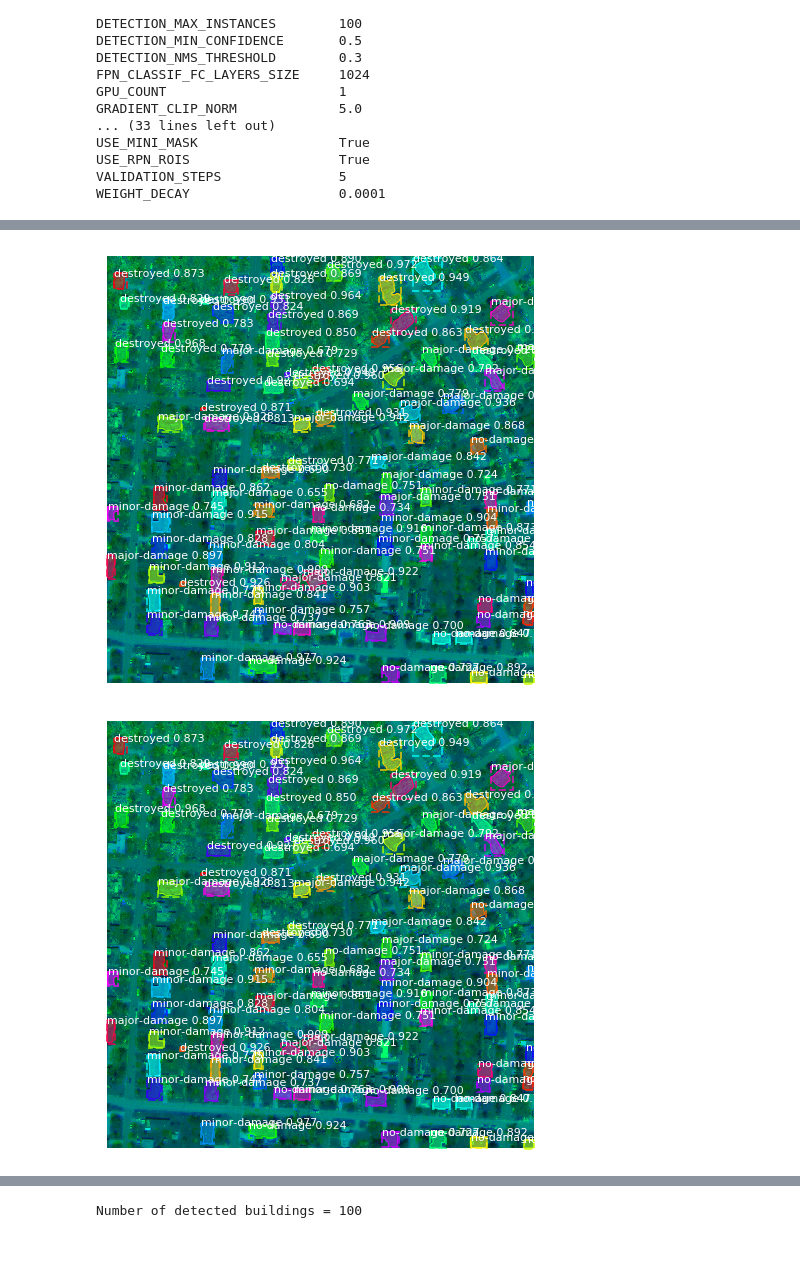
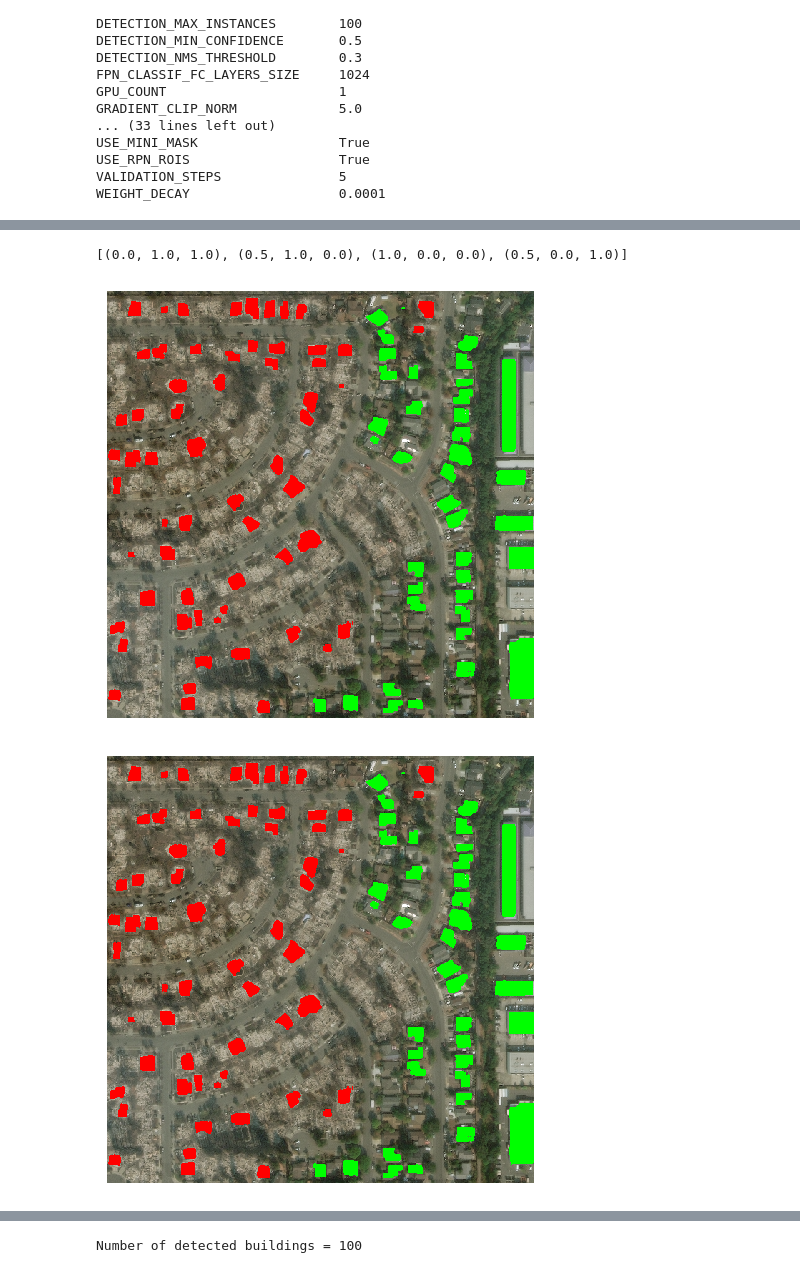
Before and after one commit to devayanipowar/DAEN690-Capstone, a Jupyter notebook: Mask_RCNN/samples/test_images.ipynb, the cells around one changed output, grey strips where cells are left out. Drawn from its saved outputs; the diff is of its cells as text; code cells hidden in the pictures.

```diff
--- a/Mask_RCNN/samples/test_images.ipynb
+++ b/Mask_RCNN/samples/test_images.ipynb
@@ -85,5 +85,7 @@ Done (t=0.04s)
 creating index...
 index created!
+# %%
+image = skimage.io.imread("C:\\Users\\dpawa\\PycharmProjects\\daen690\\Mask_RCNN\\samples\\val\\santa-rosa-wildfire_00000161_post_disaster.png")
 # %%
 # Test on a random image
 image_id = random.choice(dataset_val.image_ids)
@@ -126,13 +130,18 @@ def get_ax(rows=1, cols=1, size=8):
     _, ax = plt.subplots(rows, cols, figsize=(size*cols, size*rows))
     return ax
 results = model.detect([original_image], verbose=0)
+# %%
+visualize.random_colors(4
+                       )
+# %% [output]
+[(0.0, 1.0, 1.0), (0.5, 1.0, 0.0), (1.0, 0.0, 0.0), (0.5, 0.0, 1.0)]
 # %%
 r = results[0]
-visualize.display_instances(original_image, r['rois'], r['masks'], r['class_ids'],
-                            dataset_val.class_names, r['scores'], figsize=(8, 8))
+visualize.display_instances(image, r['rois'], r['masks'], r['class_ids'],
+                            dataset_val.class_names, r['scores'],show_bbox = False, figsize=(8, 8))
 # %% [output]
-[figure, old version]
+[figure, new version]
-[figure, old version]
+[figure, new version]
 # %%
 #val_images = os.listdir(os.path.join(dataset_path,"valimages"))
 # %%
```
Also changed, not shown: parts of 9 cells of this notebook, 1 other file.
